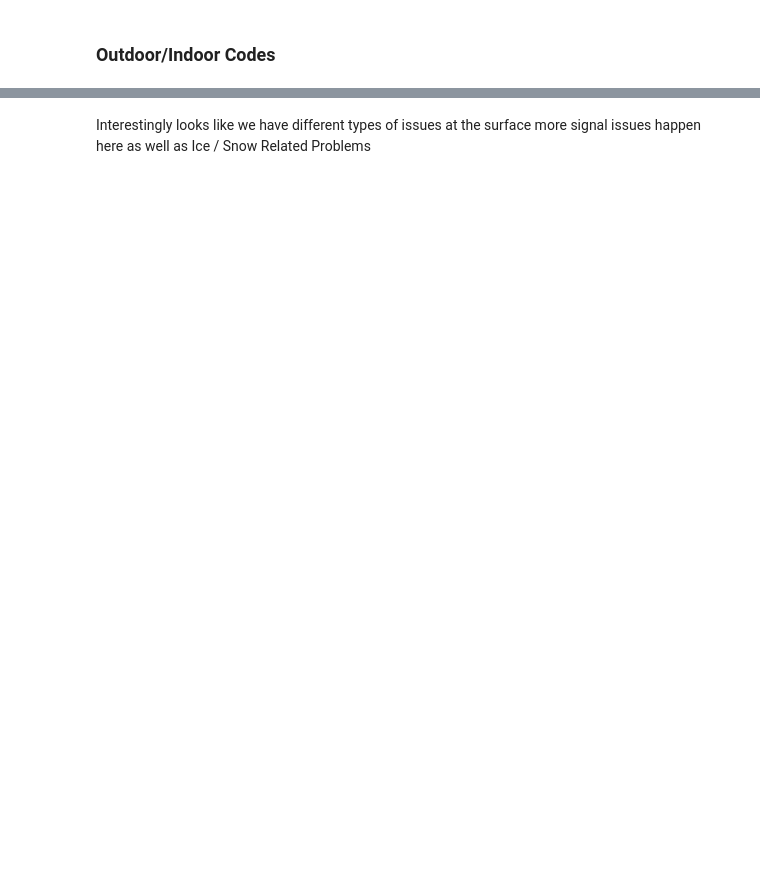
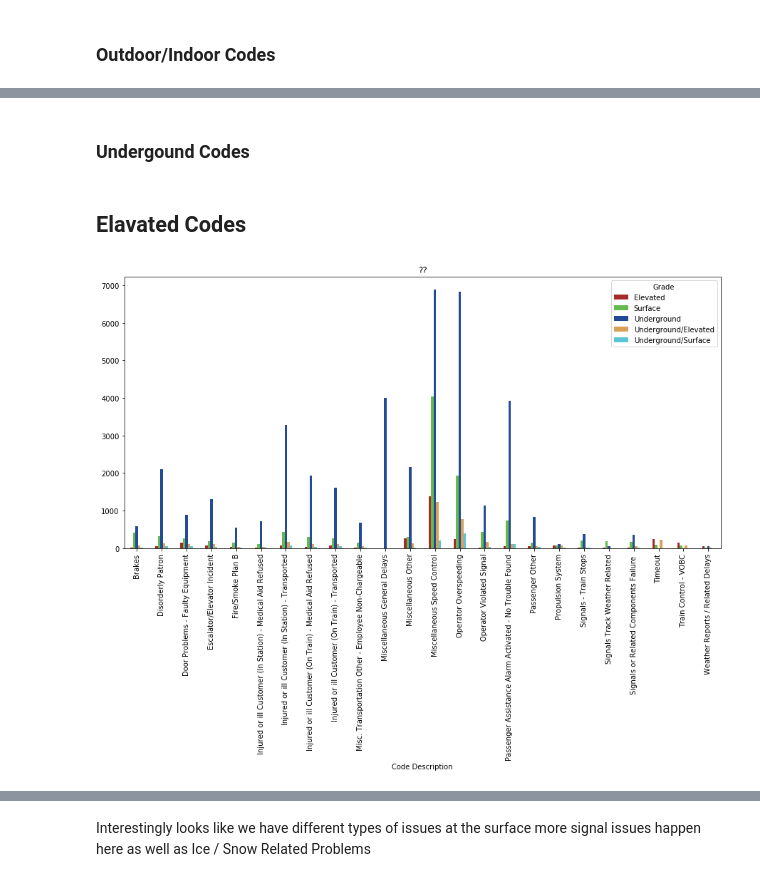
Before and after one commit to cllopes/scs-3250-tcc, a Jupyter notebook: Cindy/4_Codes.ipynb, the cells around one changed output, grey strips where cells are left out. Drawn from its saved outputs; the diff is of its cells as text; code cells hidden in the pictures; blank space fills up the shorter version.

```diff
--- a/Cindy/4_Codes.ipynb
+++ b/Cindy/4_Codes.ipynb
@@ -168,0 +74,23 @@ dtype: float64
+# %%
+surface_codes = get_delays_for_grade(surface)[:15]
+# surface_codes
+# %% [markdown]
+### Undergound Codes
+# %%
+underground_codes = get_delays_for_grade(underground)[:15]
+# underground_codes
+# %% [markdown]
+## Elavated Codes
+# %%
+elevated_codes = get_delays_for_grade(elevated)[:15]
+# elevated_codes
+# %%
+grade_station = ttc.merge(stations, on='Station')
+grade_top_codes = set(list(surface_codes.index) + list(underground_codes.index) + list(elevated_codes.index))
+# %%
+grade_top_codes_grouped = grade_station[grade_station['Code Description'].isin(grade_top_codes)].groupby(['Grade', 'Code Description']).size().sort_values(ascending=False)
+grade_top_codes_grouped = grade_top_codes_grouped.unstack().T
+grade_top_codes_grouped.plot.bar(color= grade_colors, figsize=[15,7], title='??')
+plt.show()
+# %% [output]
+[figure, added]
```
Also changed, not shown: parts of 32 cells of this notebook.
